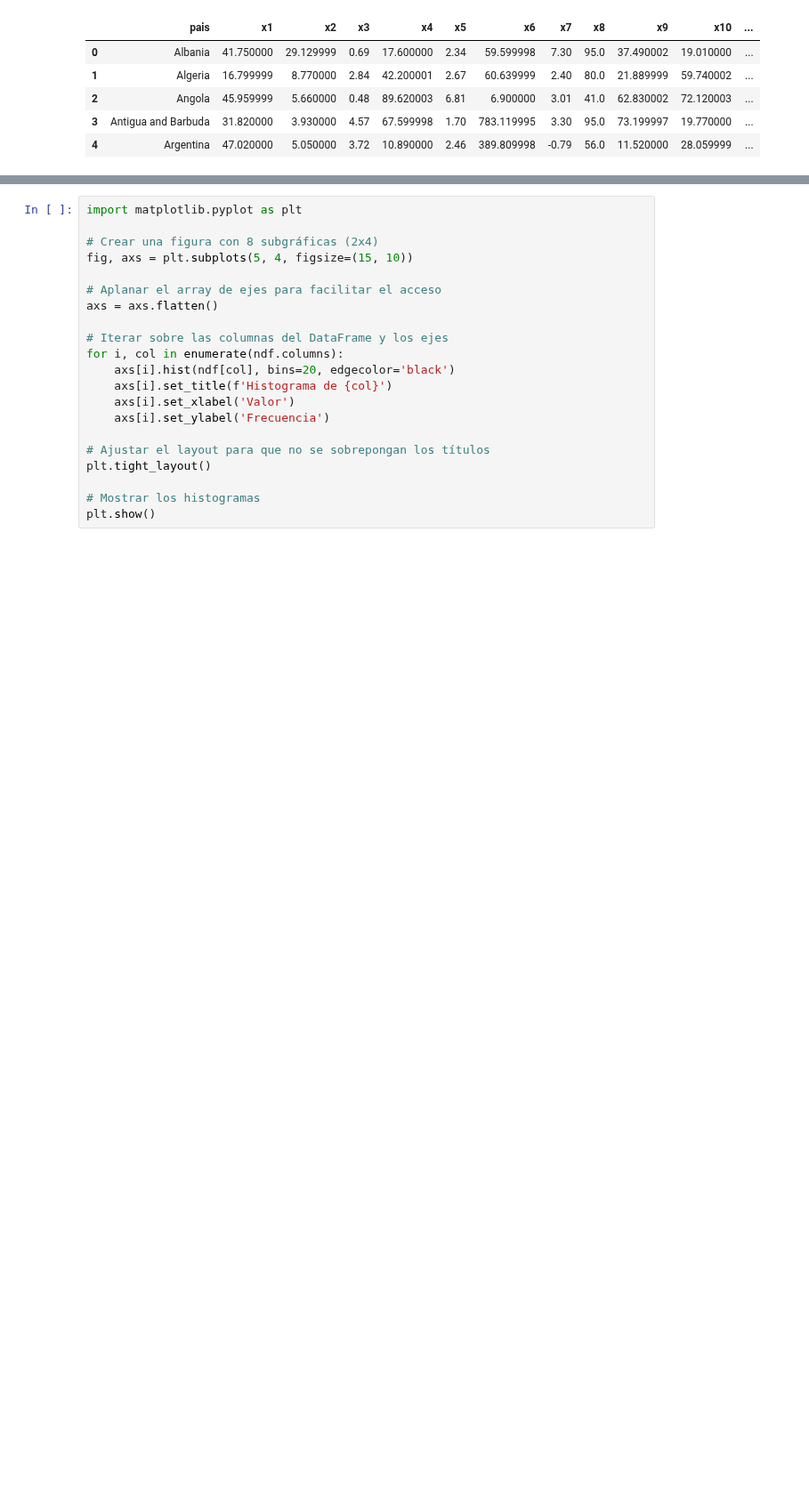
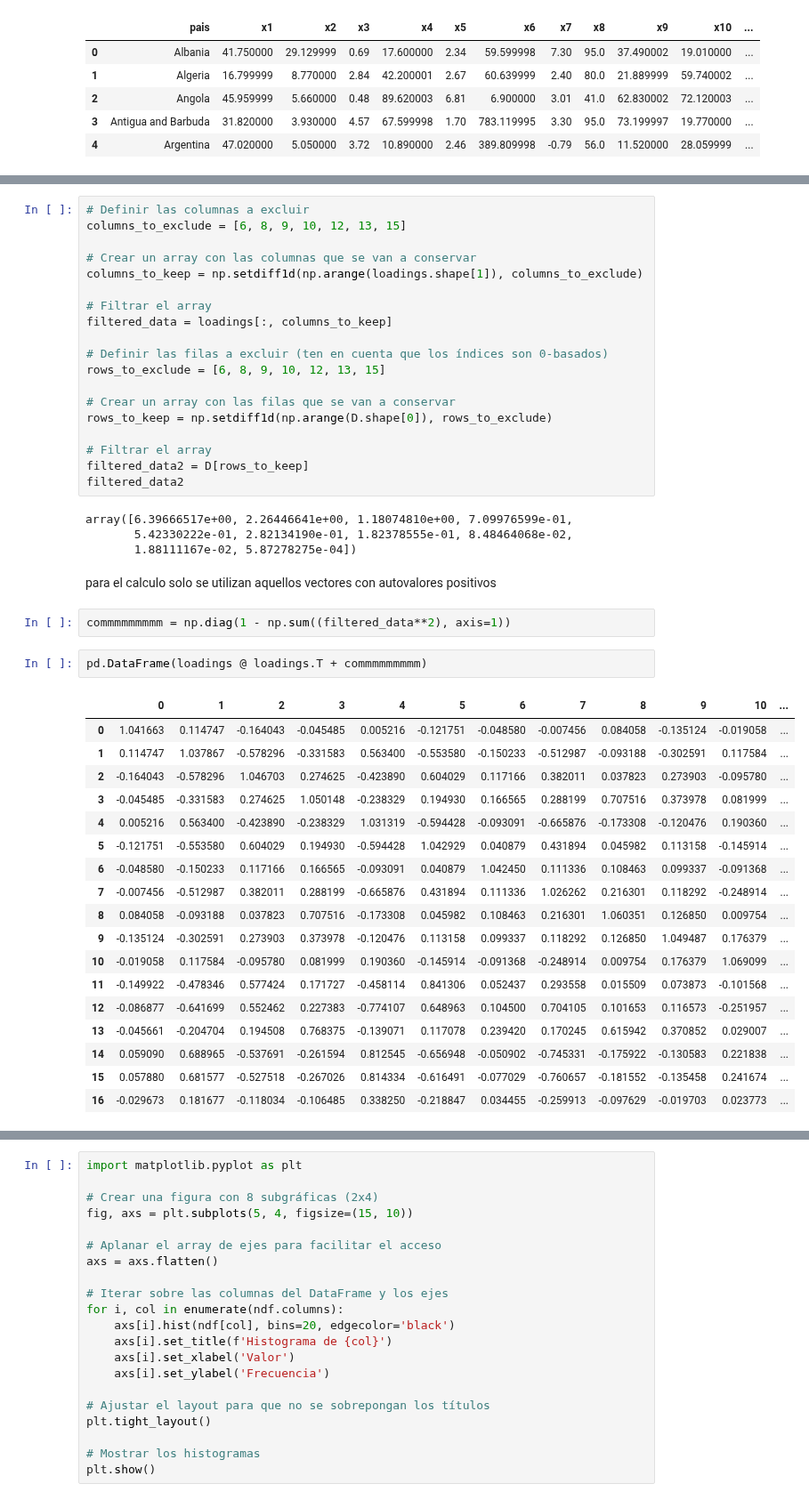
Before and after one commit to DavidGuzzi/MECMT04, a Jupyter notebook: problem_set_5/ps5.ipynb, the cells around one changed output, grey strips where cells are left out. Shown at 89% size. Saved outputs shown, nothing was run; the diff lists cells and outputs as text; blank space fills up the shorter version.

```diff
--- a/problem_set_5/ps5.ipynb
+++ b/problem_set_5/ps5.ipynb
@@ -31,0 +105,48 @@ ndf = df.iloc[:,1:]
+# %%
+# Definir las columnas a excluir
+columns_to_exclude = [6, 8, 9, 10, 12, 13, 15]
+
+# Crear un array con las columnas que se van a conservar
+columns_to_keep = np.setdiff1d(np.arange(loadings.shape[1]), columns_to_exclude)
+
+# Filtrar el array
+filtered_data = loadings[:, columns_to_keep]
+
+# Definir las filas a excluir (ten en cuenta que los índices son 0-basados)
+rows_to_exclude = [6, 8, 9, 10, 12, 13, 15]
+
+# Crear un array con las filas que se van a conservar
+rows_to_keep = np.setdiff1d(np.arange(D.shape[0]), rows_to_exclude)
+
+# Filtrar el array
+filtered_data2 = D[rows_to_keep]
+filtered_data2
+# %% [output]
+array([6.39666517e+00, 2.26446641e+00, 1.18074810e+00, 7.09976599e-01,
+       5.42330222e-01, 2.82134190e-01, 1.82378555e-01, 8.48464068e-02,
+       1.88111167e-02, 5.87278275e-04])
+# %% [markdown]
+para el calculo solo se utilizan aquellos vectores con autovalores positivos
+# %%
+commmmmmmmm = np.diag(1 - np.sum((filtered_data**2), axis=1))
+# %%
+pd.DataFrame(loadings @ loadings.T + commmmmmmmm)
+# %% [output]
+|  | 0 | 1 | 2 | 3 | 4 | 5 | 6 | 7 | 8 | 9 | 10 | ... |
+| 0 | 1.041663 | 0.114747 | -0.164043 | -0.045485 | 0.005216 | -0.121751 | -0.048580 | -0.007456 | 0.084058 | -0.135124 | -0.019058 | ... |
+| 1 | 0.114747 | 1.037867 | -0.578296 | -0.331583 | 0.563400 | -0.553580 | -0.150233 | -0.512987 | -0.093188 | -0.302591 | 0.117584 | ... |
+| 2 | -0.164043 | -0.578296 | 1.046703 | 0.274625 | -0.423890 | 0.604029 | 0.117166 | 0.382011 | 0.037823 | 0.273903 | -0.095780 | ... |
+| 3 | -0.045485 | -0.331583 | 0.274625 | 1.050148 | -0.238329 | 0.194930 | 0.166565 | 0.288199 | 0.707516 | 0.373978 | 0.081999 | ... |
+| 4 | 0.005216 | 0.563400 | -0.423890 | -0.238329 | 1.031319 | -0.594428 | -0.093091 | -0.665876 | -0.173308 | -0.120476 | 0.190360 | ... |
+| 5 | -0.121751 | -0.553580 | 0.604029 | 0.194930 | -0.594428 | 1.042929 | 0.040879 | 0.431894 | 0.045982 | 0.113158 | -0.145914 | ... |
+| 6 | -0.048580 | -0.150233 | 0.117166 | 0.166565 | -0.093091 | 0.040879 | 1.042450 | 0.111336 | 0.108463 | 0.099337 | -0.091368 | ... |
+| 7 | -0.007456 | -0.512987 | 0.382011 | 0.288199 | -0.665876 | 0.431894 | 0.111336 | 1.026262 | 0.216301 | 0.118292 | -0.248914 | ... |
+| 8 | 0.084058 | -0.093188 | 0.037823 | 0.707516 | -0.173308 | 0.045982 | 0.108463 | 0.216301 | 1.060351 | 0.126850 | 0.009754 | ... |
+| 9 | -0.135124 | -0.302591 | 0.273903 | 0.373978 | -0.120476 | 0.113158 | 0.099337 | 0.118292 | 0.126850 | 1.049487 | 0.176379 | ... |
+| 10 | -0.019058 | 0.117584 | -0.095780 | 0.081999 | 0.190360 | -0.145914 | -0.091368 | -0.248914 | 0.009754 | 0.176379 | 1.069099 | ... |
+| 11 | -0.149922 | -0.478346 | 0.577424 | 0.171727 | -0.458114 | 0.841306 | 0.052437 | 0.293558 | 0.015509 | 0.073873 | -0.101568 | ... |
+| 12 | -0.086877 | -0.641699 | 0.552462 | 0.227383 | -0.774107 | 0.648963 | 0.104500 | 0.704105 | 0.101653 | 0.116573 | -0.251957 | ... |
+| 13 | -0.045661 | -0.204704 | 0.194508 | 0.768375 | -0.139071 | 0.117078 | 0.239420 | 0.170245 | 0.615942 | 0.370852 | 0.029007 | ... |
+| 14 | 0.059090 | 0.688965 | -0.537691 | -0.261594 | 0.812545 | -0.656948 | -0.050902 | -0.745331 | -0.175922 | -0.130583 | 0.221838 | ... |
+| 15 | 0.057880 | 0.681577 | -0.527518 | -0.267026 | 0.814334 | -0.616491 | -0.077029 | -0.760657 | -0.181552 | -0.135458 | 0.241674 | ... |
+| 16 | -0.029673 | 0.181677 | -0.118034 | -0.106485 | 0.338250 | -0.218847 | 0.034455 | -0.259913 | -0.097629 | -0.019703 | 0.023773 | ... |
```
Also changed, not shown: parts of 23 cells of this notebook.
